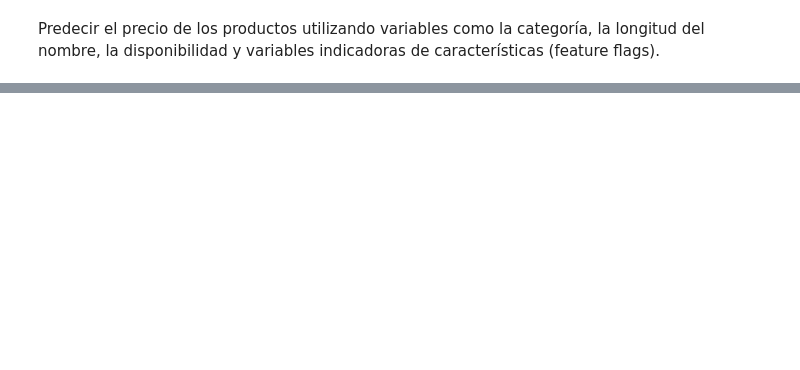
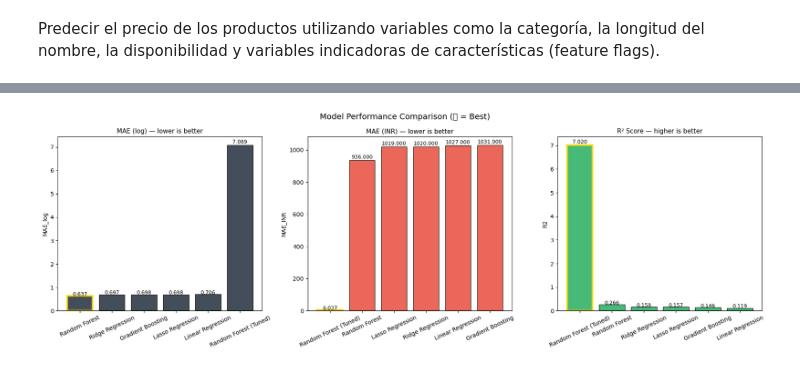
Before and after one commit to Samantha-15/9AIEVND-ADND-Practicas-230004-V04, a Jupyter notebook: Practica04/Practica04-230004.ipynb, the cells around one changed output, grey strips where cells are left out. Saved outputs shown, nothing was run; the diff lists cells and outputs as text; code cells hidden in the pictures; blank space fills up the shorter version.

```diff
--- a/Practica04/Practica04-230004.ipynb
+++ b/Practica04/Practica04-230004.ipynb
@@ -1191,0 +1498,19 @@ Train: 874 | Test: 219
+# %%
+# Cross-validation scores — tuned model
+cv_scores = cross_val_score(best_rf, X, y, cv=5,
+                             scoring='neg_mean_absolute_error', n_jobs=-1)
+cv_mae = -cv_scores
+
+print('Random Forest (Tuned) — 5-Fold Cross-Validation:')
+for i, score in enumerate(cv_mae):
+    print(f'  Fold {i+1}: MAE = {score:.4f}')
+print(f'  Mean MAE : {cv_mae.mean():.4f} ± {cv_mae.std():.4f}')
+
+fig, ax = plt.subplots(figsize=(10, 4))
+ax.bar(range(1, 6), cv_mae, color='#FF9900', edgecolor='black', alpha=0.85)
+ax.axhline(cv_mae.mean(), color='red', linestyle='--', lw=2,
+           label=f'Mean={cv_mae.mean():.4f}')
+ax.set_xticks(range(1, 6)); ax.set_xticklabels([f'Fold {i}' for i in range(1, 6)])
+ax.set_title('Cross-Validation MAE — Tuned Random Forest')
+ax.set_ylabel('MAE (log scale)'); ax.legend()
+plt.tight_layout(); plt.show()
@@ -1191,0 +1580,24 @@ Train: 874 | Test: 219
+# %%
+# Visual comparison
+fig, axes = plt.subplots(1, 3, figsize=(18, 6))
+# FIX: Swapped 'RMSE_log' for 'MAE_INR' since that matches the columns actually available in your results_df
+metrics = [('MAE_log', 'MAE (log) — lower is better', '#232F3E', True),
+           ('MAE_INR', 'MAE (INR) — lower is better', '#e74c3c', True),
+           ('R2', 'R² Score — higher is better', '#27ae60', False)]
+
+for ax, (m, title, color, asc) in zip(axes, metrics):
+    sdf = results_df.sort_values(m, ascending=asc)
+    bars = ax.bar(sdf.index, sdf[m], color=color, edgecolor='black', alpha=0.85)
+    bars[0].set_edgecolor('gold'); bars[0].set_linewidth(3)
+    ax.set_title(title, fontsize=11); ax.set_ylabel(m)
+    ax.tick_params(axis='x', rotation=25)
+    for bar, val in zip(bars, sdf[m]):
+        # Dynamic placement adjustment for text annotations depending on height scale
+        offset = 1.01 if val >= 0 else 0.95
+        ax.text(bar.get_x()+bar.get_width()/2, bar.get_height() * offset,
+                f'{val:.3f}', ha='center', fontsize=9)
+
+plt.suptitle('Model Performance Comparison (🥇 = Best)', fontsize=14)
+plt.tight_layout(); plt.show()
+# %% [output]
+[figure, added]
```
Also changed, not shown: parts of 38 cells of this notebook.
